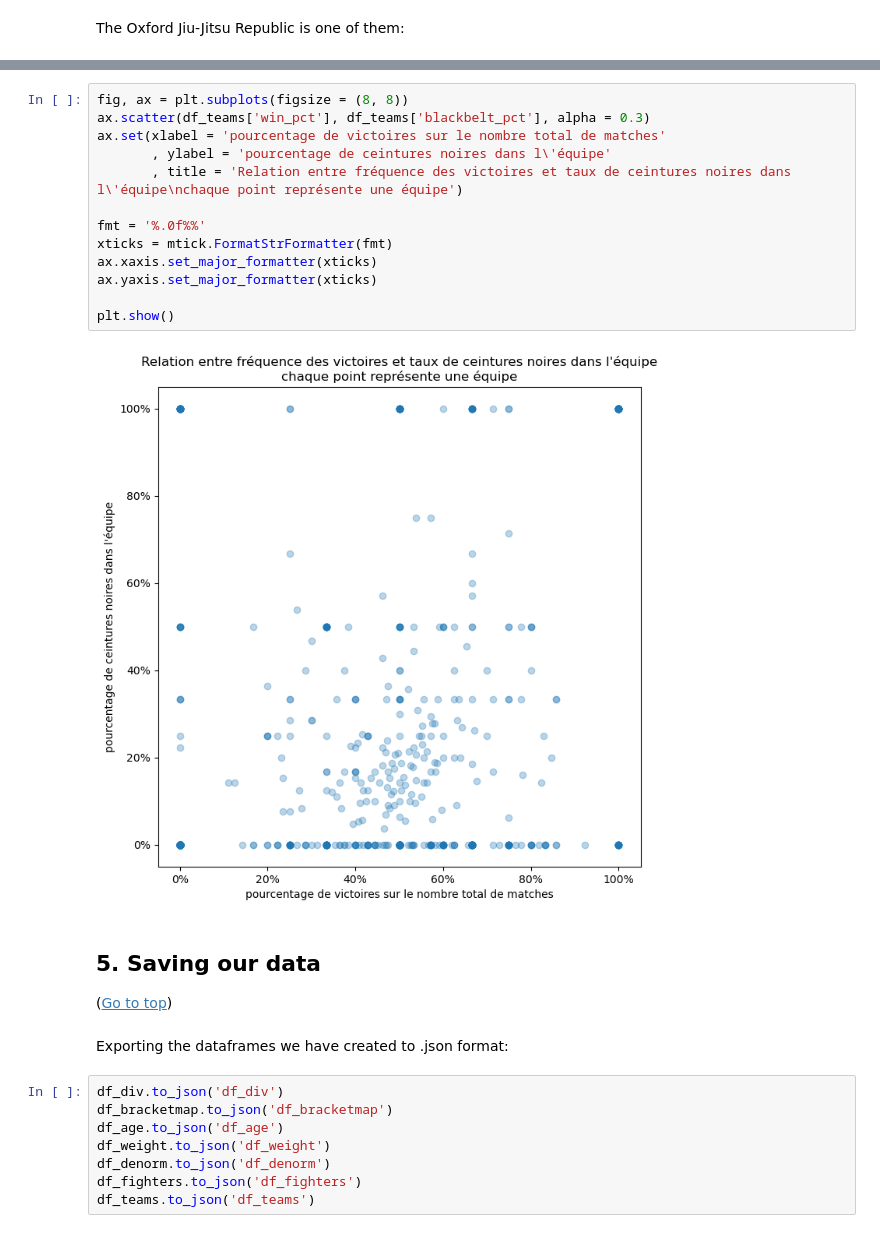
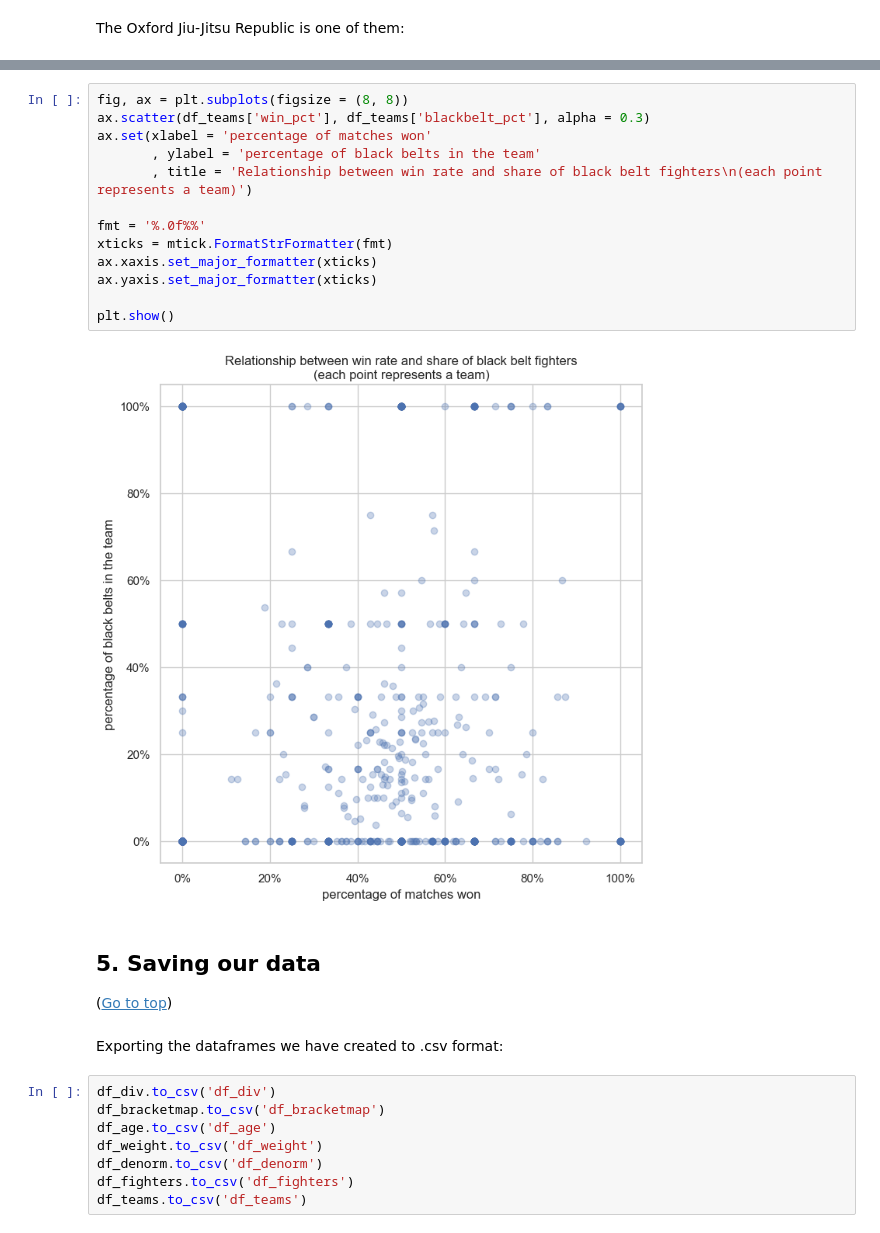
Before and after one commit to peanutbatard/scraping, a Jupyter notebook: IBJJF European Championship - scraping + basic analysis.ipynb, the cells around one changed output, grey strips where cells are left out. Saved outputs shown, nothing was run; the diff lists cells and outputs as text.

```diff
--- a/IBJJF European Championship - scraping + basic analysis.ipynb
+++ b/IBJJF European Championship - scraping + basic analysis.ipynb
@@ -1868,28 +1966,28 @@ plt.show()
 # %%
 fig, ax = plt.subplots(figsize = (8, 8))
 ax.scatter(df_teams['win_pct'], df_teams['blackbelt_pct'], alpha = 0.3)
-ax.set(xlabel = 'pourcentage de victoires sur le nombre total de matches'
-       , ylabel = 'pourcentage de ceintures noires dans l\'équipe'
-       , title = 'Relation entre fréquence des victoires et taux de ceintures noires dans l\'équipe\nchaque point représente une équipe')
+ax.set(xlabel = 'percentage of matches won'
+       , ylabel = 'percentage of black belts in the team'
+       , title = 'Relationship between win rate and share of black belt fighters\n(each point represents a team)')
 
 fmt = '%.0f%%'
 xticks = mtick.FormatStrFormatter(fmt)
 ax.xaxis.set_major_formatter(xticks)
 ax.yaxis.set_major_formatter(xticks)
 
 plt.show()
 # %% [output]
-[figure, old version]
+[figure, new version]
 # %% [markdown]
 ## 5. <a name='5'>Saving our data</a>
 (<a href='#0'>Go to top</a>)
 # %% [markdown]
-Exporting the dataframes we have created to .json format:
+Exporting the dataframes we have created to .csv format:
 # %%
-df_div.to_json('df_div')
-df_bracketmap.to_json('df_bracketmap')
-df_age.to_json('df_age')
-df_weight.to_json('df_weight')
-df_denorm.to_json('df_denorm')
-df_fighters.to_json('df_fighters')
-df_teams.to_json('df_teams')
+df_div.to_csv('df_div')
+df_bracketmap.to_csv('df_bracketmap')
+df_age.to_csv('df_age')
+df_weight.to_csv('df_weight')
+df_denorm.to_csv('df_denorm')
+df_fighters.to_csv('df_fighters')
+df_teams.to_csv('df_teams')
```
Also changed, not shown: parts of 34 cells of this notebook.
